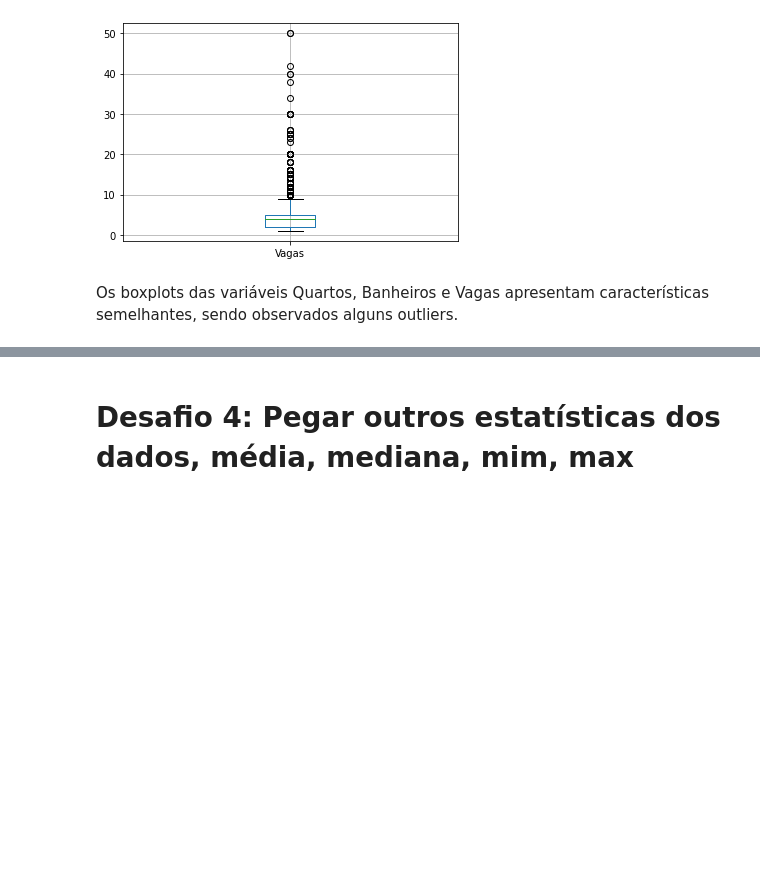
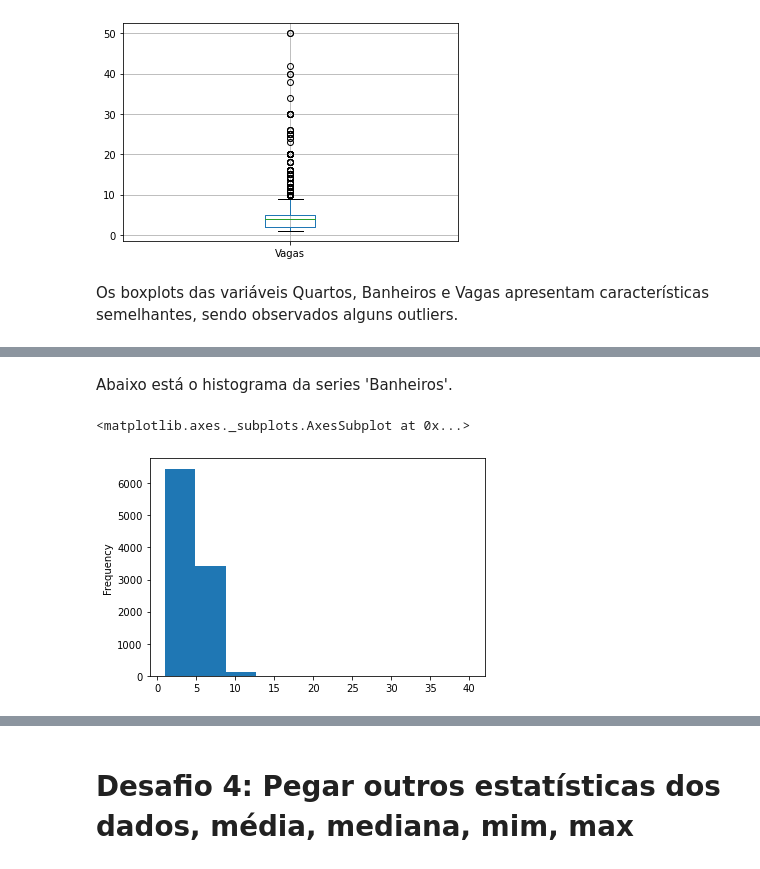
Before and after one commit to yorinori/imersao_dados4_Alura, a Jupyter notebook: Aula01_Imersao_dados_04.ipynb, the cells around one changed output, grey strips where cells are left out. Cells and saved outputs as stored; diff of their text form; code cells hidden in the pictures; blank space fills up the shorter version.

```diff
--- a/Aula01_Imersao_dados_04.ipynb
+++ b/Aula01_Imersao_dados_04.ipynb
@@ -367,0 +388,7 @@ Os boxplots das variáveis Quartos, Banheiros e Vagas apresentam característica
+# %% [markdown]
+Abaixo está o histograma da series 'Banheiros'.
+# %%
+dados["Banheiros"].plot(kind='hist')
+# %% [output]
+<matplotlib.axes._subplots.AxesSubplot at 0x...>
+[figure, added]
```
Also changed, not shown: parts of 9 cells of this notebook.
